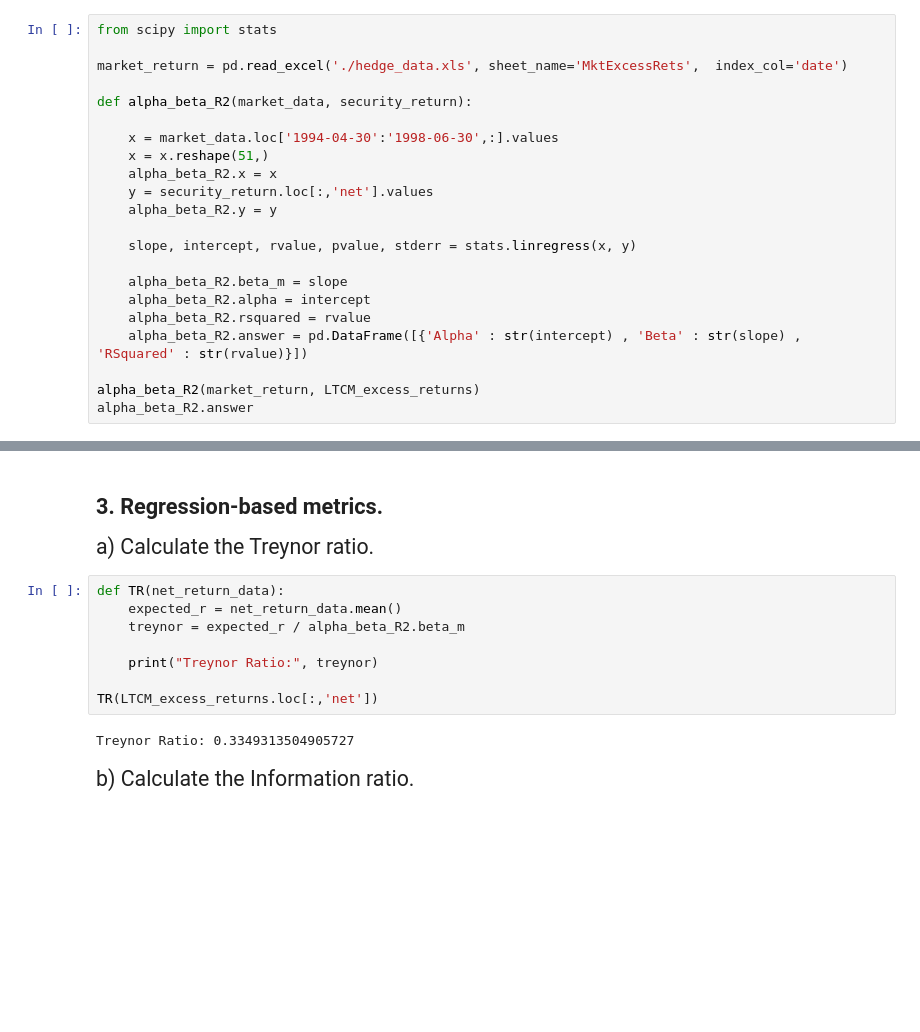
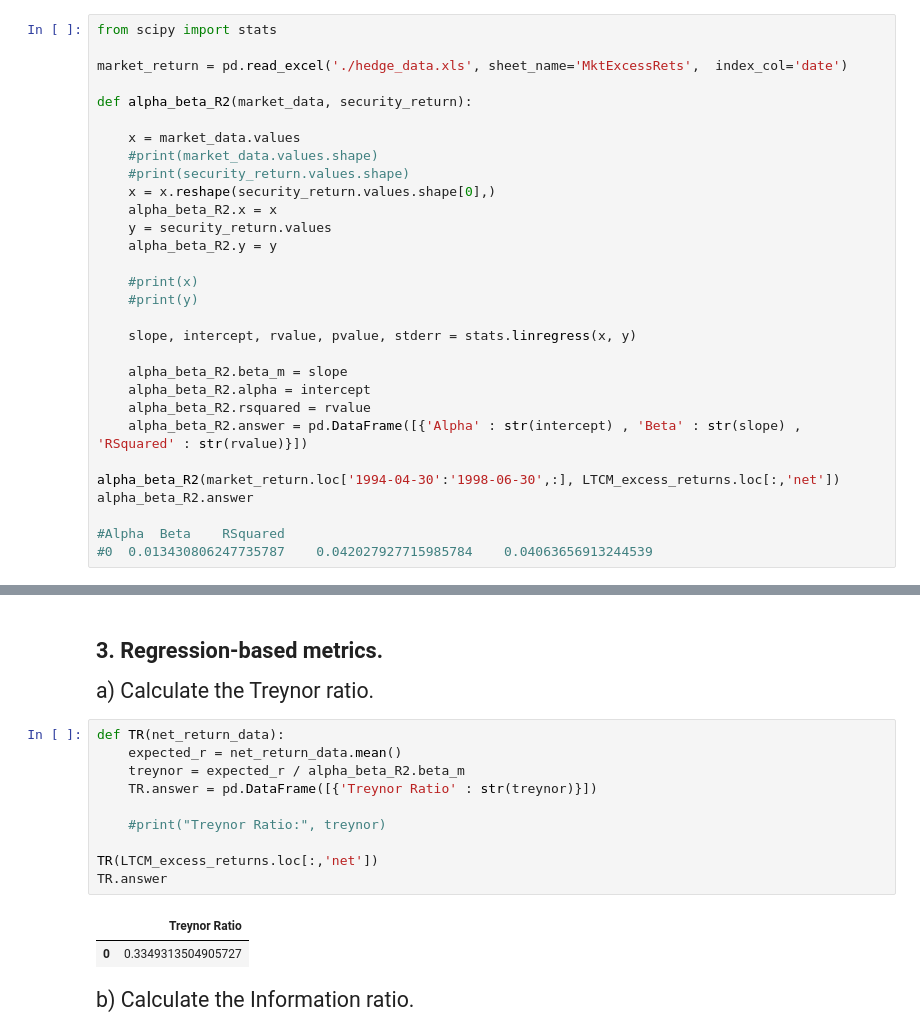
Before and after one commit to brandtlawson/Quant-Course, a Jupyter notebook: HW2/HW2_code.ipynb, the cells around one changed output, grey strips where cells are left out. Drawn from its saved outputs; the diff is of its cells as text; blank space fills up the shorter version.

```diff
--- a/HW2/HW2_code.ipynb
+++ b/HW2/HW2_code.ipynb
@@ -67,11 +67,16 @@ market_return = pd.read_excel('./hedge_data.xls', sheet_name='MktExcessRets',  i
 
 def alpha_beta_R2(market_data, security_return):
 
-    x = market_data.loc['1994-04-30':'1998-06-30',:].values
-    x = x.reshape(51,)
+    x = market_data.values
+    #print(market_data.values.shape)
+    #print(security_return.values.shape)
+    x = x.reshape(security_return.values.shape[0],)
     alpha_beta_R2.x = x
-    y = security_return.loc[:,'net'].values
+    y = security_return.values
     alpha_beta_R2.y = y
+
+    #print(x)
+    #print(y)
 
     slope, intercept, rvalue, pvalue, stderr = stats.linregress(x, y)
 
@@ -80,8 +85,11 @@ def alpha_beta_R2(market_data, security_return):
     alpha_beta_R2.rsquared = rvalue
     alpha_beta_R2.answer = pd.DataFrame([{'Alpha' : str(intercept) , 'Beta' : str(slope) , 'RSquared' : str(rvalue)}])
 
-alpha_beta_R2(market_return, LTCM_excess_returns)
+alpha_beta_R2(market_return.loc['1994-04-30':'1998-06-30',:], LTCM_excess_returns.loc[:,'net'])
 alpha_beta_R2.answer
+
+#Alpha	Beta	RSquared
+#0	0.013430806247735787	0.042027927715985784	0.04063656913244539
 # %% [output]
 |  | Alpha | Beta | RSquared |
 | 0 | 0.013430806247735787 | 0.042027927715985784 | 0.04063656913244539 |
@@ -100,13 +108,16 @@ alpha_beta_R2.answer
 # %%
 def TR(net_return_data):
     expected_r = net_return_data.mean()
     treynor = expected_r / alpha_beta_R2.beta_m
+    TR.answer = pd.DataFrame([{'Treynor Ratio' : str(treynor)}])
 
-    print("Treynor Ratio:", treynor)
+    #print("Treynor Ratio:", treynor)
 
 TR(LTCM_excess_returns.loc[:,'net'])
+TR.answer
 # %% [output]
-Treynor Ratio: 0.3349313504905727
+|  | Treynor Ratio |
+| 0 | 0.3349313504905727 |
 # %% [markdown]
 <p style="font-size:16pt">b) Calculate the Information ratio.
 # %%
```
Also changed, not shown: parts of 2 cells of this notebook.
